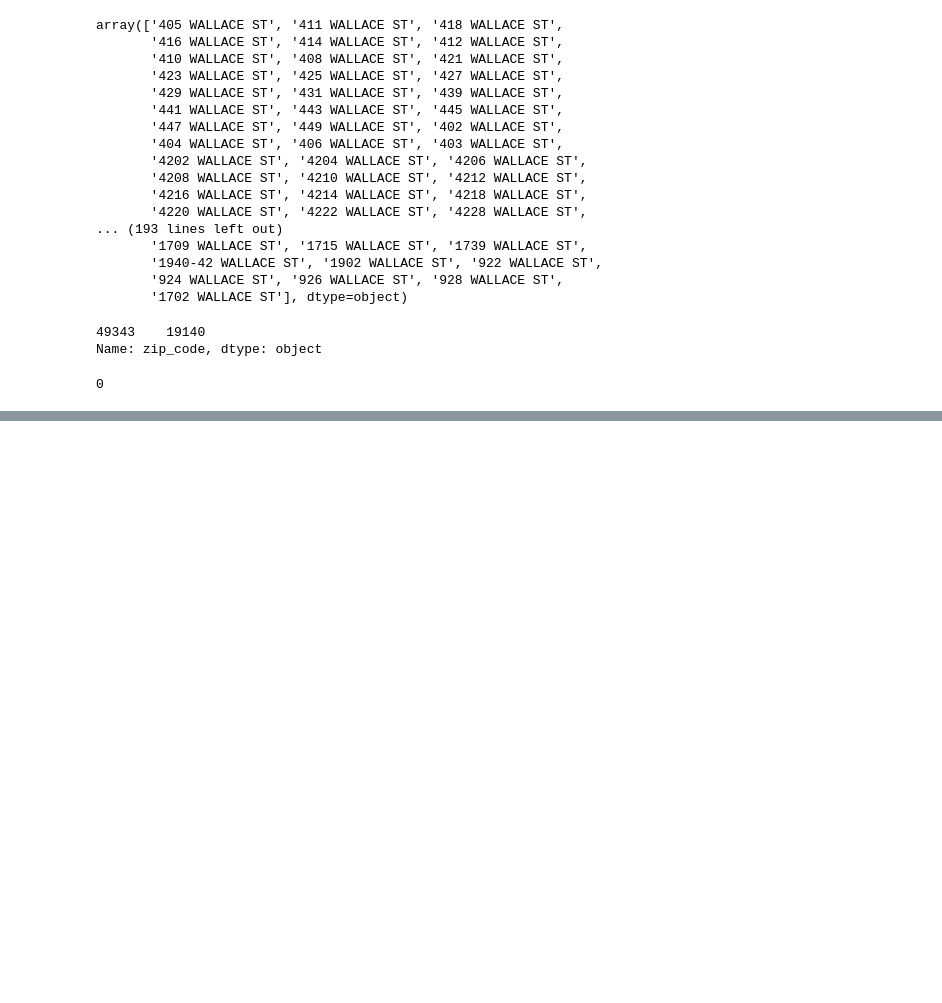
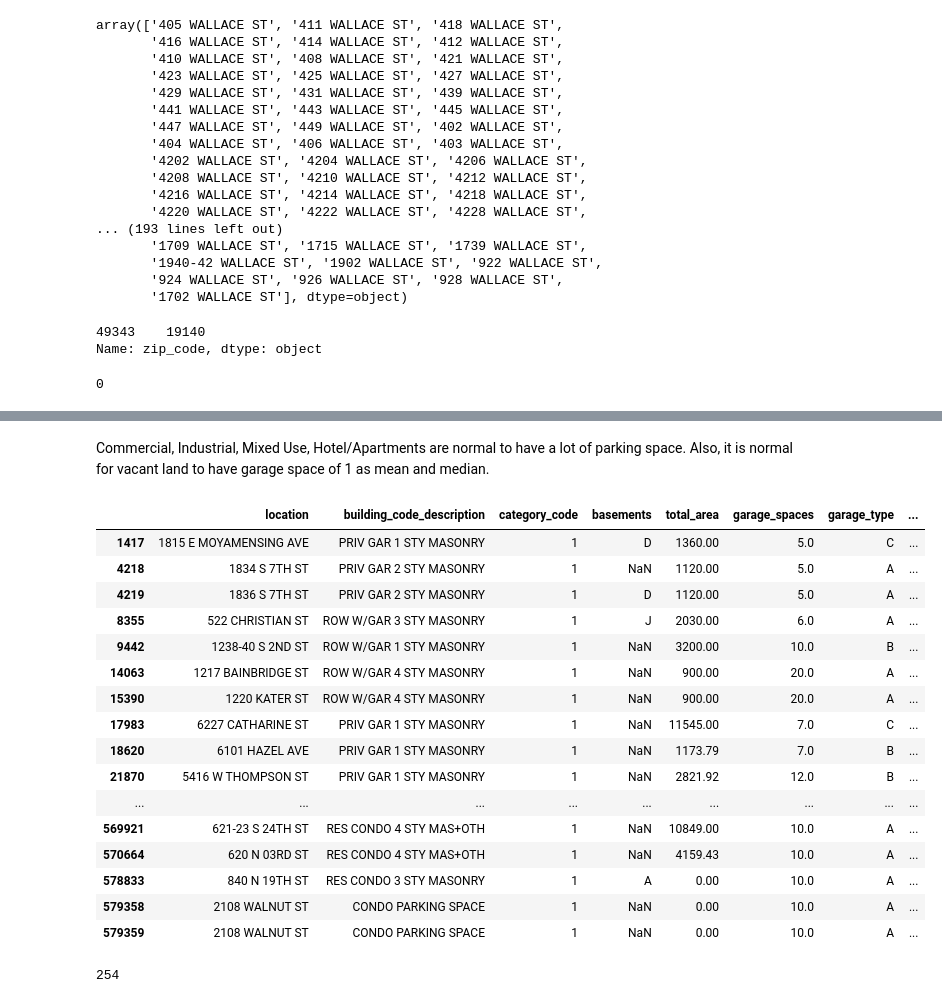
Before and after one commit to AP58PRAD/Philadelphia-House-Pricing, a Jupyter notebook: Data Cleaning.ipynb, the cells around one changed output, grey strips where cells are left out. Cells and saved outputs as stored; diff of their text form; code cells hidden in the pictures; blank space fills up the shorter version.

Commit message:
Garage Spaces and Garage Types are added

```diff
--- a/Data Cleaning.ipynb
+++ b/Data Cleaning.ipynb
@@ -814,0 +1021,3 @@ df['zip_code'].isna().sum()
+# %%
+index = df[df['other_building'].isna()].index
+df.loc[index, 'other_building'] = 'N'
@@ -814,0 +1139,6 @@ df['zip_code'].isna().sum()
+# %%
+index=df[(df['garage_type']!='0')&(df['garage_spaces']==0)].index
+df.loc[index,'garage_spaces']=1
+# %%
+index=df[(df['garage_type']=='0')&(df['garage_spaces']>2)].index
+df.loc[index,'garage_spaces']=0
@@ -814,0 +1177,3 @@ df['zip_code'].isna().sum()
+# %%
+index=df[(df['building_code_description'].str.contains('PARKING'))&(df['garage_type']=='0')&(df['garage_spaces']==0)].index
+df.loc[index,'garage_spaces']=1
@@ -814,0 +1205,26 @@ df['zip_code'].isna().sum()
+# %% [markdown]
+Commercial, Industrial, Mixed Use, Hotel/Apartments are normal to have a lot of parking space. Also, it is normal for vacant land to have garage space of 1 as mean and median.
+# %%
+df[(df['garage_spaces']>4)&(df['category_code']==1)][['location','building_code_description','category_code','basements','total_area','garage_spaces','garage_type','number_stories','year_built','market_value','sale_year']]
+# %% [output]
+|  | location | building_code_description | category_code | basements | total_area | garage_spaces | garage_type | ... |
+| 1417 | 1815 E MOYAMENSING AVE | PRIV GAR 1 STY MASONRY | 1 | D | 1360.00 | 5.0 | C | ... |
+| 4218 | 1834 S 7TH ST | PRIV GAR 2 STY MASONRY | 1 | NaN | 1120.00 | 5.0 | A | ... |
+| 4219 | 1836 S 7TH ST | PRIV GAR 2 STY MASONRY | 1 | D | 1120.00 | 5.0 | A | ... |
+| 8355 | 522 CHRISTIAN ST | ROW W/GAR 3 STY MASONRY | 1 | J | 2030.00 | 6.0 | A | ... |
+| 9442 | 1238-40 S 2ND ST | ROW W/GAR 1 STY MASONRY | 1 | NaN | 3200.00 | 10.0 | B | ... |
+| 14063 | 1217 BAINBRIDGE ST | ROW W/GAR 4 STY MASONRY | 1 | NaN | 900.00 | 20.0 | A | ... |
+| 15390 | 1220 KATER ST | ROW W/GAR 4 STY MASONRY | 1 | NaN | 900.00 | 20.0 | A | ... |
+| 17983 | 6227 CATHARINE ST | PRIV GAR 1 STY MASONRY | 1 | NaN | 11545.00 | 7.0 | C | ... |
+| 18620 | 6101 HAZEL AVE | PRIV GAR 1 STY MASONRY | 1 | NaN | 1173.79 | 7.0 | B | ... |
+| 21870 | 5416 W THOMPSON ST | PRIV GAR 1 STY MASONRY | 1 | NaN | 2821.92 | 12.0 | B | ... |
+| ... | ... | ... | ... | ... | ... | ... | ... | ... |
+| 569921 | 621-23 S 24TH ST | RES CONDO 4 STY MAS+OTH | 1 | NaN | 10849.00 | 10.0 | A | ... |
+| 570664 | 620 N 03RD ST | RES CONDO 4 STY MAS+OTH | 1 | NaN | 4159.43 | 10.0 | A | ... |
+| 578833 | 840 N 19TH ST | RES CONDO 3 STY MASONRY | 1 | A | 0.00 | 10.0 | A | ... |
+| 579358 | 2108 WALNUT ST | CONDO PARKING SPACE | 1 | NaN | 0.00 | 10.0 | A | ... |
+| 579359 | 2108 WALNUT ST | CONDO PARKING SPACE | 1 | NaN | 0.00 | 10.0 | A | ... |
+# %%
+len(df[(df['garage_spaces']>4)&(df['category_code']==1)])
+# %% [output]
+254
```
Also changed, not shown: parts of 75 cells of this notebook.
